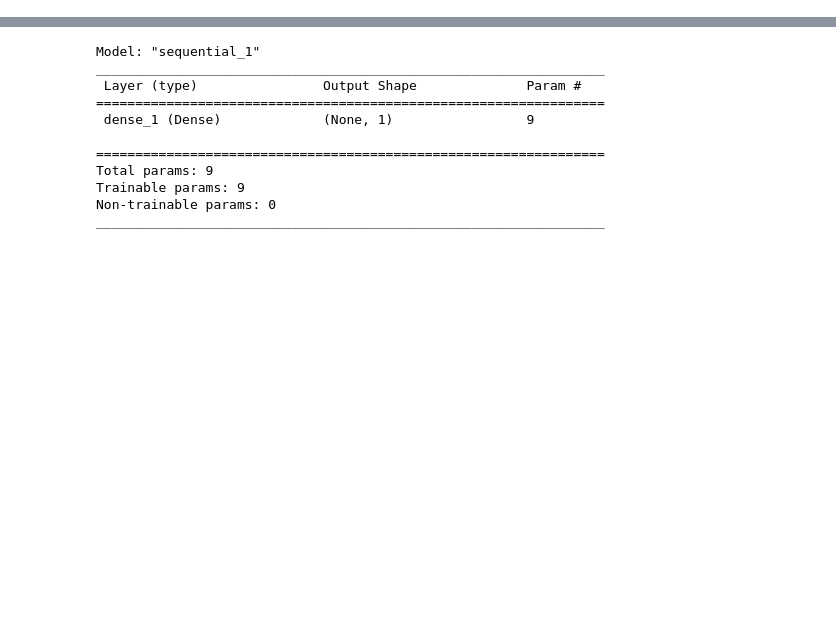
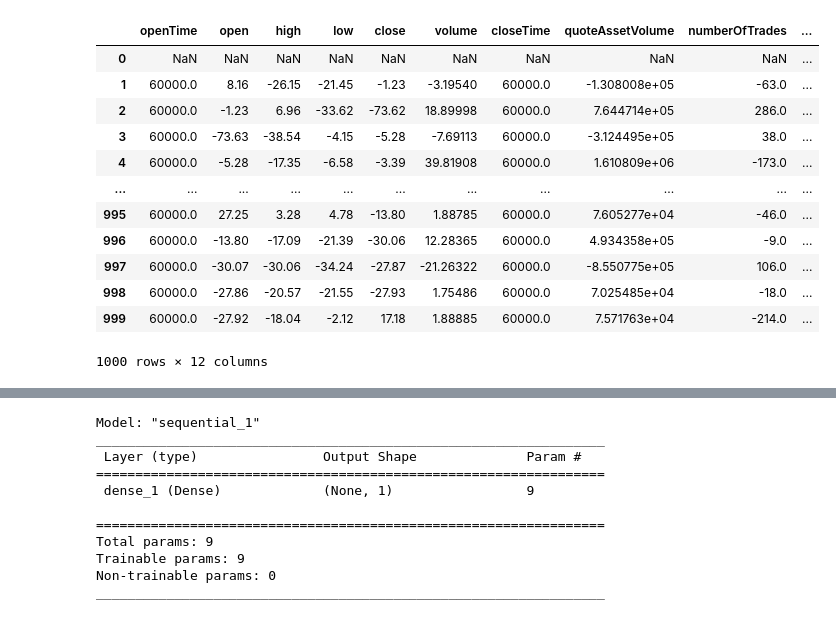
Before and after one commit to youngkwan-Ji/DataAnalysis_public, a Jupyter notebook: BinanceKlines.ipynb, the cells around one changed output, grey strips where cells are left out. Saved outputs shown, nothing was run; the diff lists cells and outputs as text; code cells hidden in the pictures; blank space fills up the shorter version.

```diff
--- a/BinanceKlines.ipynb
+++ b/BinanceKlines.ipynb
@@ -43,0 +21,18 @@ x_train
+# %%
+test = klines.diff()
+# %%
+test
+# %% [output]
+|  | openTime | open | high | low | close | volume | closeTime | quoteAssetVolume | numberOfTrades | ... |
+| 0 | NaN | NaN | NaN | NaN | NaN | NaN | NaN | NaN | NaN | ... |
+| 1 | 60000.0 | 8.16 | -26.15 | -21.45 | -1.23 | -3.19540 | 60000.0 | -1.308008e+05 | -63.0 | ... |
+| 2 | 60000.0 | -1.23 | 6.96 | -33.62 | -73.62 | 18.89998 | 60000.0 | 7.644714e+05 | 286.0 | ... |
+| 3 | 60000.0 | -73.63 | -38.54 | -4.15 | -5.28 | -7.69113 | 60000.0 | -3.124495e+05 | 38.0 | ... |
+| 4 | 60000.0 | -5.28 | -17.35 | -6.58 | -3.39 | 39.81908 | 60000.0 | 1.610809e+06 | -173.0 | ... |
+| ... | ... | ... | ... | ... | ... | ... | ... | ... | ... | ... |
+| 995 | 60000.0 | 27.25 | 3.28 | 4.78 | -13.80 | 1.88785 | 60000.0 | 7.605277e+04 | -46.0 | ... |
+| 996 | 60000.0 | -13.80 | -17.09 | -21.39 | -30.06 | 12.28365 | 60000.0 | 4.934358e+05 | -9.0 | ... |
+| 997 | 60000.0 | -30.07 | -30.06 | -34.24 | -27.87 | -21.26322 | 60000.0 | -8.550775e+05 | 106.0 | ... |
+| 998 | 60000.0 | -27.86 | -20.57 | -21.55 | -27.93 | 1.75486 | 60000.0 | 7.025485e+04 | -18.0 | ... |
+| 999 | 60000.0 | -27.92 | -18.04 | -2.12 | 17.18 | 1.88885 | 60000.0 | 7.571763e+04 | -214.0 | ... |
+1000 rows × 12 columns
```
Also changed, not shown: parts of 13 cells of this notebook.
